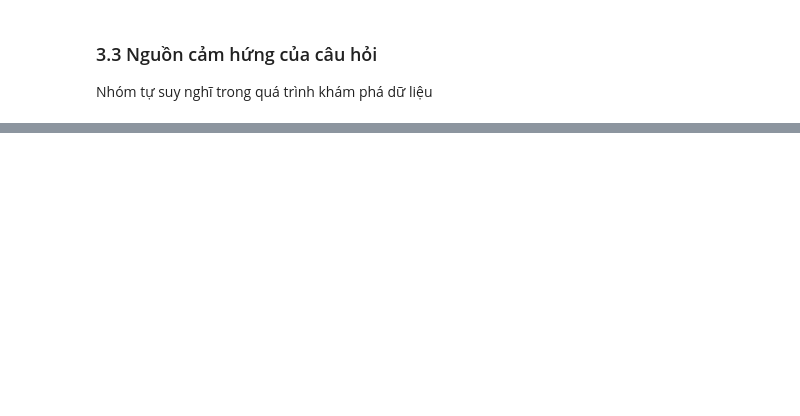
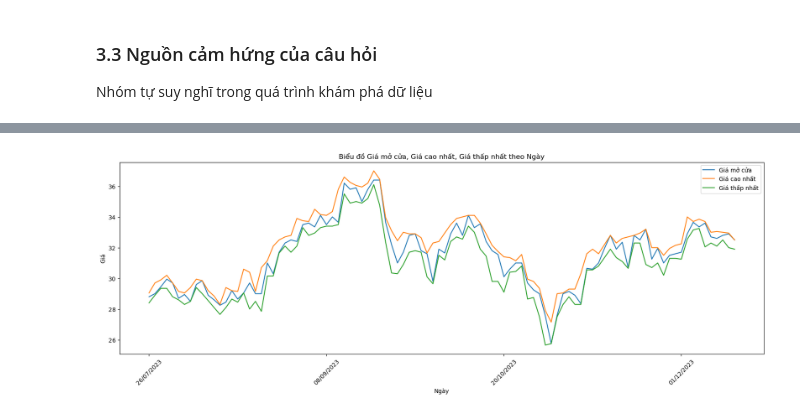
Before and after one commit to akhoa12345/stock-price, a Jupyter notebook: Problem-Framing.ipynb, the cells around one changed output, grey strips where cells are left out. Drawn from its saved outputs; the diff is of its cells as text; code cells hidden in the pictures; blank space fills up the shorter version.

```diff
--- a/Problem-Framing.ipynb
+++ b/Problem-Framing.ipynb
@@ -127,0 +142,24 @@ plt.show()
+# %%
+# Để dễ theo dõi sự tách biệt giữa ba giá trị, ta sẽ quan sát một khoảng nhất định, ở đây ta chọn khoảng 3 tháng cuối năm 2023
+slice_df = fixed_df.tail(100)
+
+# Vẽ biểu đồ thể hiện sự biến động của các yếu tố
+plt.figure(figsize=(20, 6))
+plt.plot(slice_df['Ngày'], slice_df['Giá mở cửa'], label='Giá mở cửa')
+plt.plot(slice_df['Ngày'], slice_df['Giá cao nhất'], label='Giá cao nhất')
+plt.plot(slice_df['Ngày'], slice_df['Giá thấp nhất'], label='Giá thấp nhất')
+
+# Đặt tiêu đề và nhãn trục
+plt.title('Biểu đồ Giá mở cửa, Giá cao nhất, Giá thấp nhất theo Ngày')
+plt.xlabel('Ngày')
+plt.ylabel('Giá')
+selected_dates = slice_df['Ngày'].iloc[::30]  # Chọn mỗi 30 ngày
+plt.xticks(selected_dates, rotation=45)
+
+# Thêm chú thích
+plt.legend()
+
+# Hiển thị biểu đồ
+plt.show()
+# %% [output]
+[figure, added]
```
Also changed, not shown: parts of 12 cells of this notebook.
